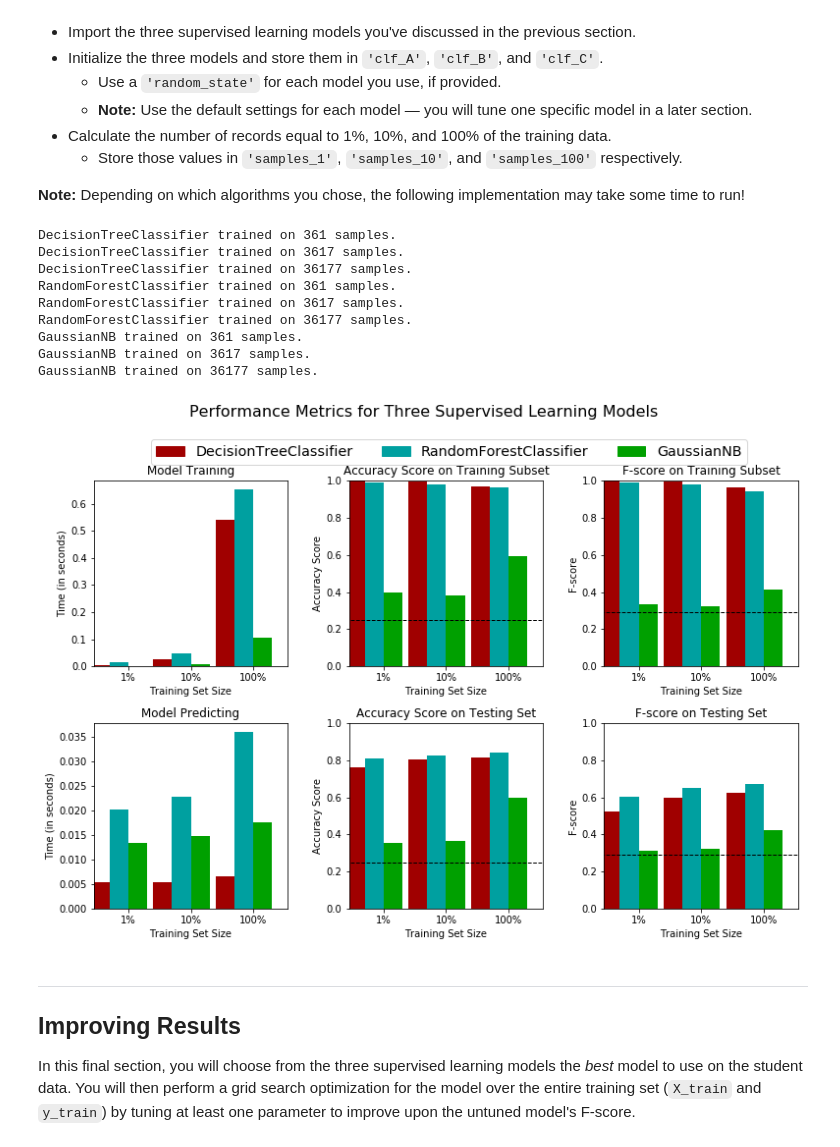
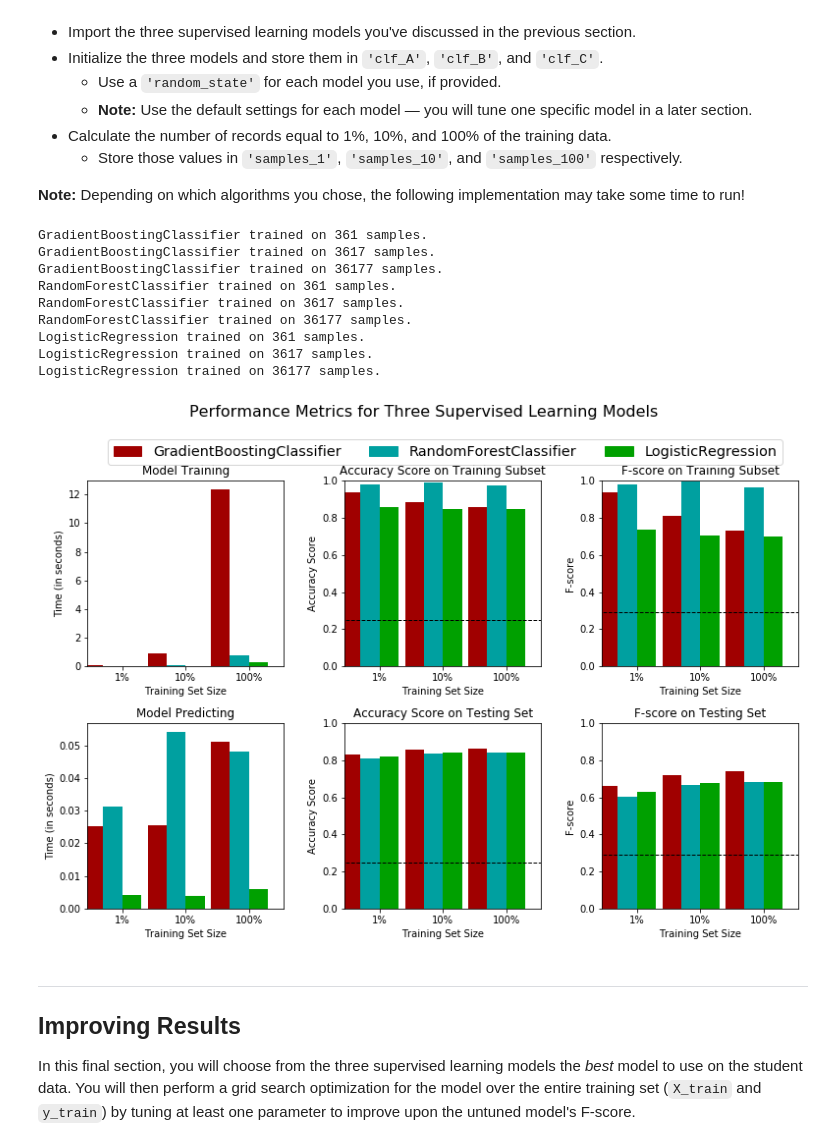
Before and after one commit to wang-zhe/Udacity-Review-Statistics, a Jupyter notebook: finding_donors.ipynb, the cells around one changed output. Drawn from its saved outputs; the diff is of its cells as text; code cells hidden in the pictures.

```diff
--- a/finding_donors.ipynb
+++ b/finding_donors.ipynb
@@ -168,14 +163,14 @@ Additionally, as with the non-numeric features, we need to convert the non-numer
 features_final = pd.get_dummies(features_log_minmax_transform)
 
 # TODO: Encode the 'income_raw' data to numerical values
-income = income_raw.map({'<=50K':0, '>50K':1})
+income = income_raw.apply(lambda x: 1 if x == ">50K" else 0)
 
 # Print the number of features after one-hot encoding
 encoded = list(features_final.columns)
 print("{} total features after one-hot encoding.".format(len(encoded)))
 
 # Uncomment the following line to see the encoded feature names
-#print(encoded)
+# print encoded
 # %% [output]
 103 total features after one-hot encoding.
 # %% [markdown]
@@ -332,7 +310,6 @@ In the code block below, you will need to implement the following:
    - Make sure that you set the `beta` parameter!
 # %%
 # TODO: Import two metrics from sklearn - fbeta_score and accuracy_score
-from sklearn.metrics import accuracy_score, fbeta_score
 
 def train_predict(learner, sample_size, X_train, y_train, X_test, y_test):
     '''
@@ -349,11 +326,11 @@ def train_predict(learner, sample_size, X_train, y_train, X_test, y_test):
 
     # TODO: Fit the learner to the training data using slicing with 'sample_size' using .fit(training_features[:], training_labels[:])
     start = time() # Get start time
-    learner.fit(X_train[:sample_size], y_train[:sample_size])
+    learner.fit(X_train[:sample_size],y_train[:sample_size])
     end = time() # Get end time
 
     # TODO: Calculate the training time
-    results['train_time'] = end - start
+    results['train_time'] = end-start
 
     # TODO: Get the predictions on the test set(X_test),
     #       then get predictions on the first 300 training samples(X_train) using .predict()
@@ -363,19 +340,19 @@ def train_predict(learner, sample_size, X_train, y_train, X_test, y_test):
     end = time() # Get end time
 
     # TODO: Calculate the total prediction time
-    results['pred_time'] = end - start
+    results['pred_time'] = end-start
 
-    # TODO: Compute accuracy on the first 300 training samples which is y_train[:300]
-    results['acc_train'] = accuracy_score(y_train[:300], predictions_train)
+    # TODO: Compute accuracy on the first 300 training samples
+    results['acc_train'] = accuracy_score(y_train[:300],predictions_train)
 
-    # TODO: Compute accuracy on test set using accuracy_score()
-    results['acc_test'] = accuracy_score(y_test, predictions_test)
+    # TODO: Compute accuracy on test set
+    results['acc_test'] = accuracy_score(y_test,predictions_test)
 
-    # TODO: Compute F-score on the the first 300 training samples using fbeta_score()
-    results['f_train'] = fbeta_score(y_train[:300], predictions_train, 0.5)
+    # TODO: Compute F-score on the the first 300 training samples
+    results['f_train'] = fbeta_score(y_train[:300],predictions_train,beta=0.5)
 
     # TODO: Compute F-score on the test set which is y_test
-    results['f_test'] = fbeta_score(y_test, predictions_test, 0.5)
+    results['f_test'] = fbeta_score(y_test,predictions_test,beta=0.5)
 
     # Success
     print("{} trained on {} samples.".format(learner.__class__.__name__, sample_size))
@@ -395,45 +372,45 @@ In the code cell, you will need to implement the following:
 **Note:** Depending on which algorithms you chose, the following implementation may take some time to run!
 # %%
 # TODO: Import the three supervised learning models from sklearn
-from sklearn.tree import DecisionTreeClassifier
 from sklearn.ensemble import RandomForestClassifier
-from sklearn.naive_bayes import GaussianNB
+from sklearn.ensemble import GradientBoostingClassifier
+from sklearn.linear_model import LogisticRegression
+# TODO: Initialize the three models
 
-# TODO: Initialize the three models
-clf_A = DecisionTreeClassifier(random_state=23)
-clf_B = RandomForestClassifier(random_state=23)
-clf_C = GaussianNB()
+clf_A = GradientBoostingClassifier(random_state=42)
+clf_B = RandomForestClassifier(random_state=42)
+clf_C = LogisticRegression(random_state=42)
 
 # TODO: Calculate the number of samples for 1%, 10%, and 100% of the training data
 # HINT: samples_100 is the entire training set i.e. len(y_train)
-# HINT: samples_10 is 10% of samples_100 (ensure to set the count of the values to be `int` and not `float`)
-# HINT: samples_1 is 1% of samples_100 (ensure to set the count of the values to be `int` and not `float`)
+# HINT: samples_10 is 10% of samples_100
+# HINT: samples_1 is 1% of samples_100
 samples_100 = len(y_train)
-samples_10 = int(0.1 * samples_100)
-samples_1 = int(0.01 * samples_100)
+samples_10 = int(len(y_train)*10/100)
+samples_1 = int(len(y_train)/100)
 
 # Collect results on the learners
 results = {}
 for clf in [clf_A, clf_B, clf_C]:
     clf_name = clf.__class__.__name__
     results[clf_name] = {}
     for i, samples in enumerate([samples_1, samples_10, samples_100]):
         results[clf_name][i] = \
         train_predict(clf, samples, X_train, y_train, X_test, y_test)
 
 # Run metrics visualization for the three supervised learning models chosen
 vs.evaluate(results, accuracy, fscore)
 # %% [output]
-DecisionTreeClassifier trained on 361 samples.
-DecisionTreeClassifier trained on 3617 samples.
-DecisionTreeClassifier trained on 36177 samples.
+GradientBoostingClassifier trained on 361 samples.
+GradientBoostingClassifier trained on 3617 samples.
+GradientBoostingClassifier trained on 36177 samples.
 RandomForestClassifier trained on 361 samples.
 RandomForestClassifier trained on 3617 samples.
 RandomForestClassifier trained on 36177 samples.
-GaussianNB trained on 361 samples.
-GaussianNB trained on 3617 samples.
-GaussianNB trained on 36177 samples.
+LogisticRegression trained on 361 samples.
+LogisticRegression trained on 3617 samples.
+LogisticRegression trained on 36177 samples.
-[figure, old version]
+[figure, new version]
 # %% [markdown]
 ----
 ## Improving Results
```
Also changed, not shown: parts of 21 cells of this notebook.
